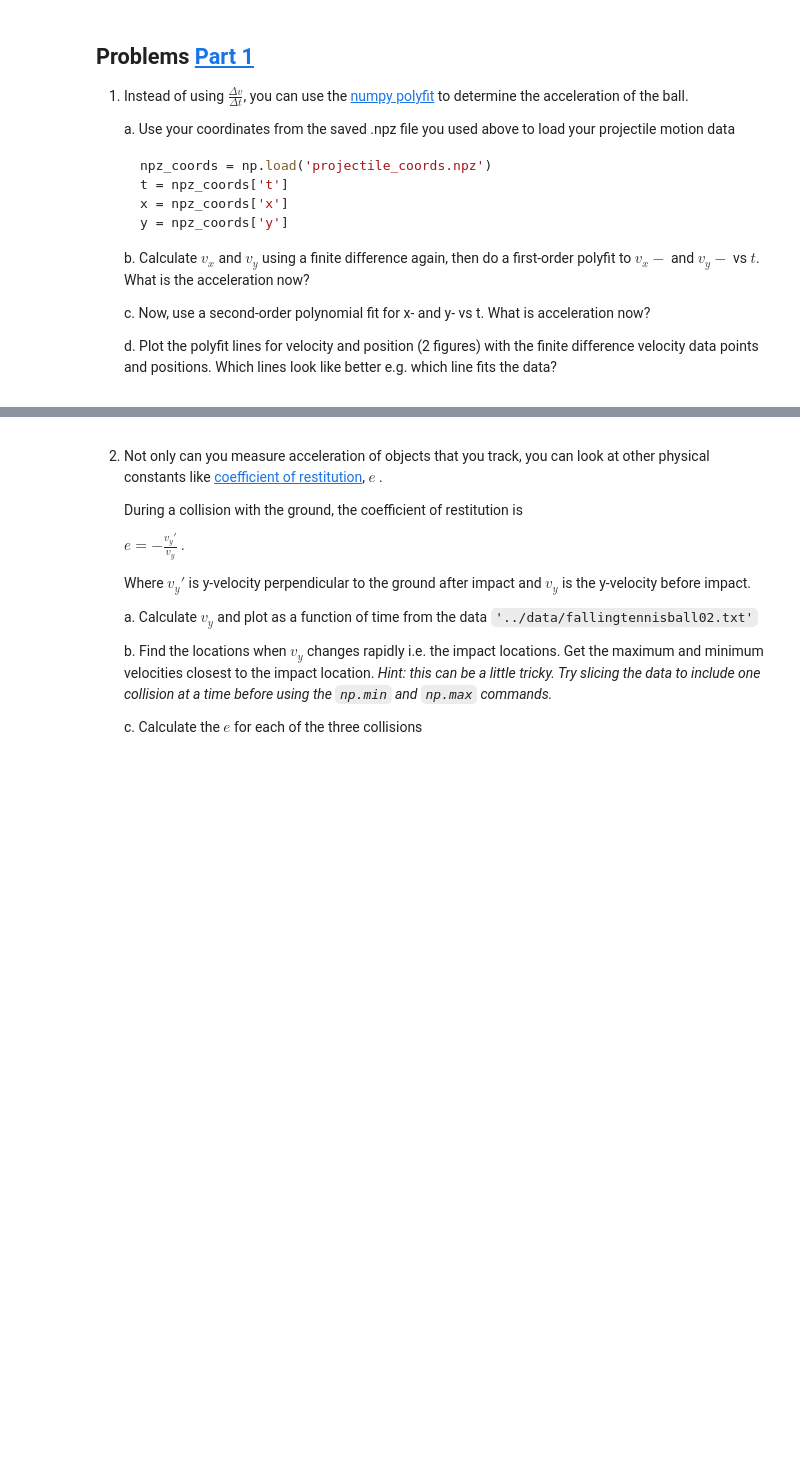
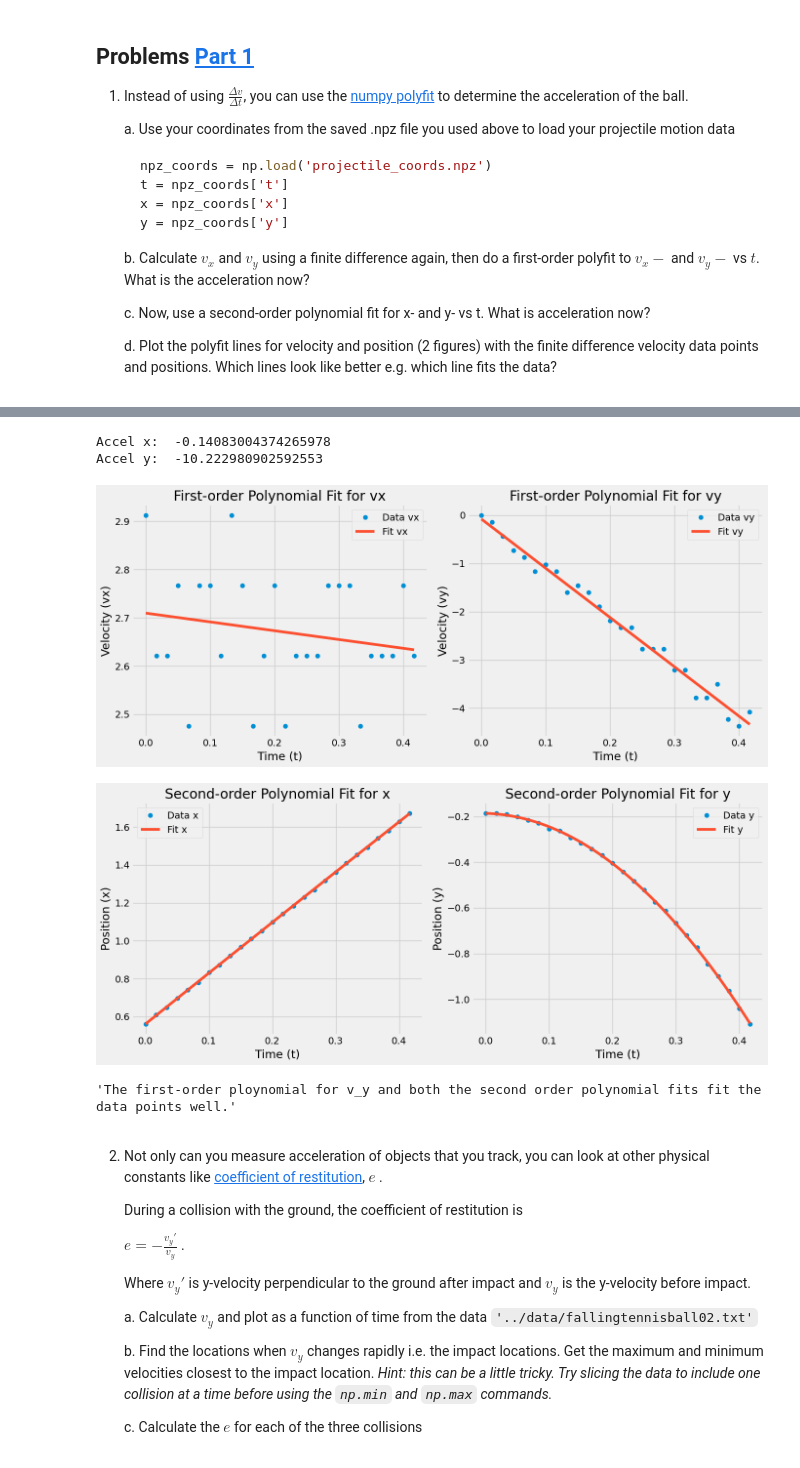
Before and after one commit to jackseitz/computational-mechanics, a Jupyter notebook: _sources/module_03/HW_03.ipynb, the cells around one changed output, grey strips where cells are left out. Cells and saved outputs as stored; diff of their text form; code cells hidden in the pictures; blank space fills up the shorter version.

```diff
--- a/_sources/module_03/HW_03.ipynb
+++ b/_sources/module_03/HW_03.ipynb
@@ -26,3 +26,10 @@ plt.style.use('fivethirtyeight')
     c. Now, use a second-order polynomial fit for x- and y- vs t. What is acceleration now?
 
     d. Plot the polyfit lines for velocity and position (2 figures) with the finite difference velocity data points and positions. Which lines look like better e.g. which line fits the data?
+# %%
+#Part a, loading projectile motion data
+
+npz_coords = np.load('../data/projectile_coords.npz')
+t = npz_coords['t']
+x = npz_coords['x']
+y = npz_coords['y']
@@ -29,3 +51,76 @@ plt.style.use('fivethirtyeight')
+# %%
+#Part c, calculating v_x and v_y with second order polyfit
+
+coeffs_ax = np.polyfit(t, x, 2)
+coeffs_ay = np.polyfit(t, y, 2)
+
+# The acceleration is given by twice the coefficient of the t^2 term (the quadratic coefficient)
+ax = 2 * coeffs_ax[0]
+ay = 2 * coeffs_ay[0]
+
+print("Accel x: ",ax)
+print("Accel y: ",ay)
+# %% [output]
+Accel x:  -0.14083004374265978
+Accel y:  -10.222980902592553
+# %%
+t_fit = np.linspace(t.min(), t.max(), 100)
+vx_fit = np.polyval(coeffs_vx, t_fit)
+vy_fit = np.polyval(coeffs_vy, t_fit)
+
+# Plot for velocity
+plt.figure(figsize=(14, 6))
+
+plt.subplot(1, 2, 1)
+plt.plot(t, vx, 'o', label='Data vx')
+plt.plot(t_fit, vx_fit, '-', label='Fit vx')
+plt.xlabel('Time (t)')
+plt.ylabel('Velocity (vx)')
+plt.title('First-order Polynomial Fit for vx')
+plt.legend()
+
+plt.subplot(1, 2, 2)
+plt.plot(t, vy, 'o', label='Data vy')
+plt.plot(t_fit, vy_fit, '-', label='Fit vy')
+plt.xlabel('Time (t)')
+plt.ylabel('Velocity (vy)')
+plt.title('First-order Polynomial Fit for vy')
+plt.legend()
+
+plt.tight_layout()
+plt.show()
+
+# For position (Second-order fit)
+x_fit = np.polyval(coeffs_ax, t_fit)
+y_fit = np.polyval(coeffs_ay, t_fit)
+
+# Plot for position
+plt.figure(figsize=(14, 6))
+
+plt.subplot(1, 2, 1)
+plt.plot(t, x, 'o', label='Data x')
+plt.plot(t_fit, x_fit, '-', label='Fit x')
+plt.xlabel('Time (t)')
+plt.ylabel('Position (x)')
+plt.title('Second-order Polynomial Fit for x')
+plt.legend()
+
+plt.subplot(1, 2, 2)
+plt.plot(t, y, 'o', label='Data y')
+plt.plot(t_fit, y_fit, '-', label='Fit y')
+plt.xlabel('Time (t)')
+plt.ylabel('Position (y)')
+plt.title('Second-order Polynomial Fit for y')
+plt.legend()
+
+plt.tight_layout()
+plt.show()
+
+'''The first-order ploynomial for v_y and both the second order polynomial fits fit the data points well.'''
+# %% [output]
+[figure, added]
+[figure, added]
+'The first-order ploynomial for v_y and both the second order polynomial fits fit the data points well.'
 # %% [markdown]
 2. Not only can you measure acceleration of objects that you track, you can look at other physical constants like [coefficient of restitution](https://en.wikipedia.org/wiki/Coefficient_of_restitution), $e$ .
 
```
Also changed, not shown: parts of 1 cell of this notebook, 53 other files.
